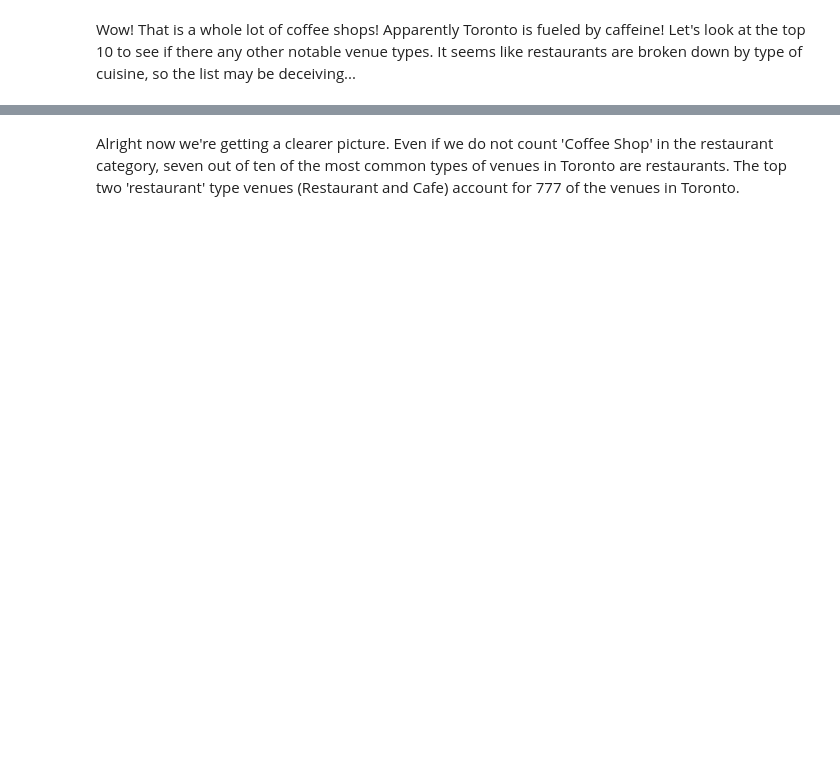
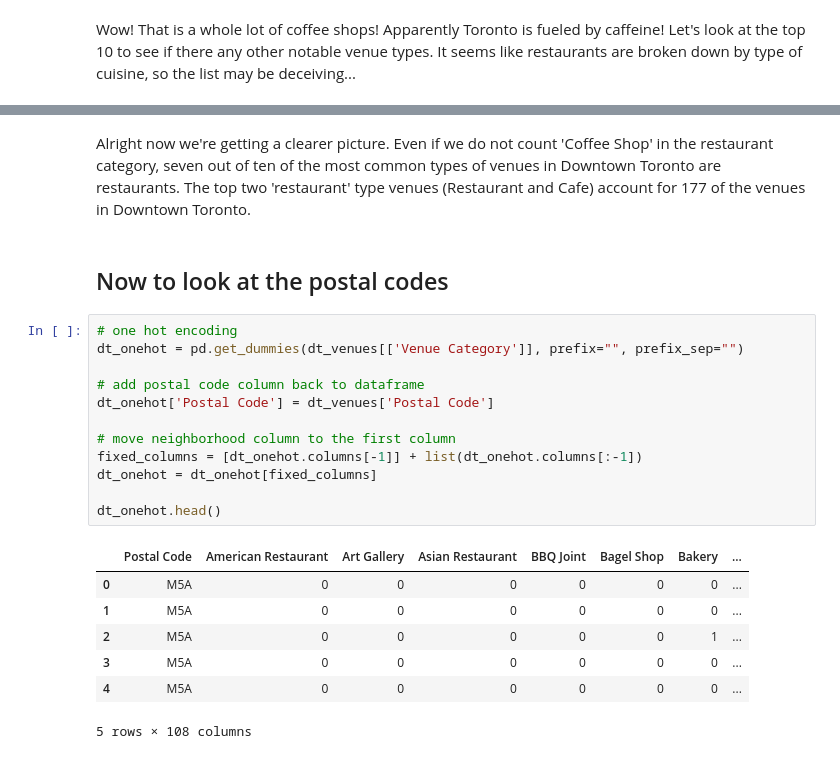
Before and after one commit to tylerkkp/Coursera_Capstone, a Jupyter notebook: ds_capstone_wk3.ipynb, the cells around one changed output, grey strips where cells are left out. Cells and saved outputs as stored; diff of their text form; blank space fills up the shorter version.

```diff
--- a/ds_capstone_wk3.ipynb
+++ b/ds_capstone_wk3.ipynb
@@ -342,3 +413,25 @@ Steakhouse             185
 Name: Venue, dtype: int64
 # %% [markdown]
-Alright now we're getting a clearer picture. Even if we do not count 'Coffee Shop' in the restaurant category, seven out of ten of the most common types of venues in Toronto are restaurants. The top two 'restaurant' type venues (Restaurant and Cafe) account for 777 of the venues in Toronto.
+Alright now we're getting a clearer picture. Even if we do not count 'Coffee Shop' in the restaurant category, seven out of ten of the most common types of venues in Downtown Toronto are restaurants. The top two 'restaurant' type venues (Restaurant and Cafe) account for 177 of the venues in Downtown Toronto.
+# %% [markdown]
+## Now to look at the postal codes
+# %%
+# one hot encoding
+dt_onehot = pd.get_dummies(dt_venues[['Venue Category']], prefix="", prefix_sep="")
+
+# add postal code column back to dataframe
+dt_onehot['Postal Code'] = dt_venues['Postal Code']
+
+# move neighborhood column to the first column
+fixed_columns = [dt_onehot.columns[-1]] + list(dt_onehot.columns[:-1])
+dt_onehot = dt_onehot[fixed_columns]
+
+dt_onehot.head()
+# %% [output]
+|  | Postal Code | American Restaurant | Art Gallery | Asian Restaurant | BBQ Joint | Bagel Shop | Bakery | ... |
+| 0 | M5A | 0 | 0 | 0 | 0 | 0 | 0 | ... |
+| 1 | M5A | 0 | 0 | 0 | 0 | 0 | 0 | ... |
+| 2 | M5A | 0 | 0 | 0 | 0 | 0 | 1 | ... |
+| 3 | M5A | 0 | 0 | 0 | 0 | 0 | 0 | ... |
+| 4 | M5A | 0 | 0 | 0 | 0 | 0 | 0 | ... |
+5 rows × 108 columns
```
Also changed, not shown: parts of 33 cells of this notebook.
